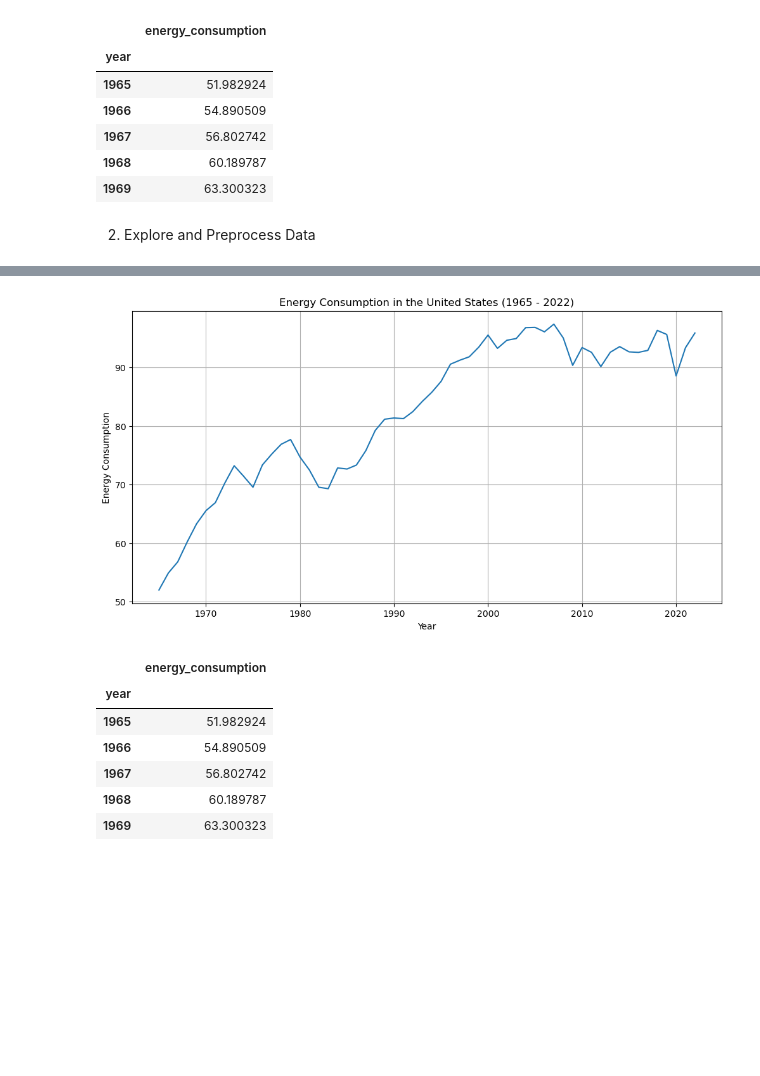
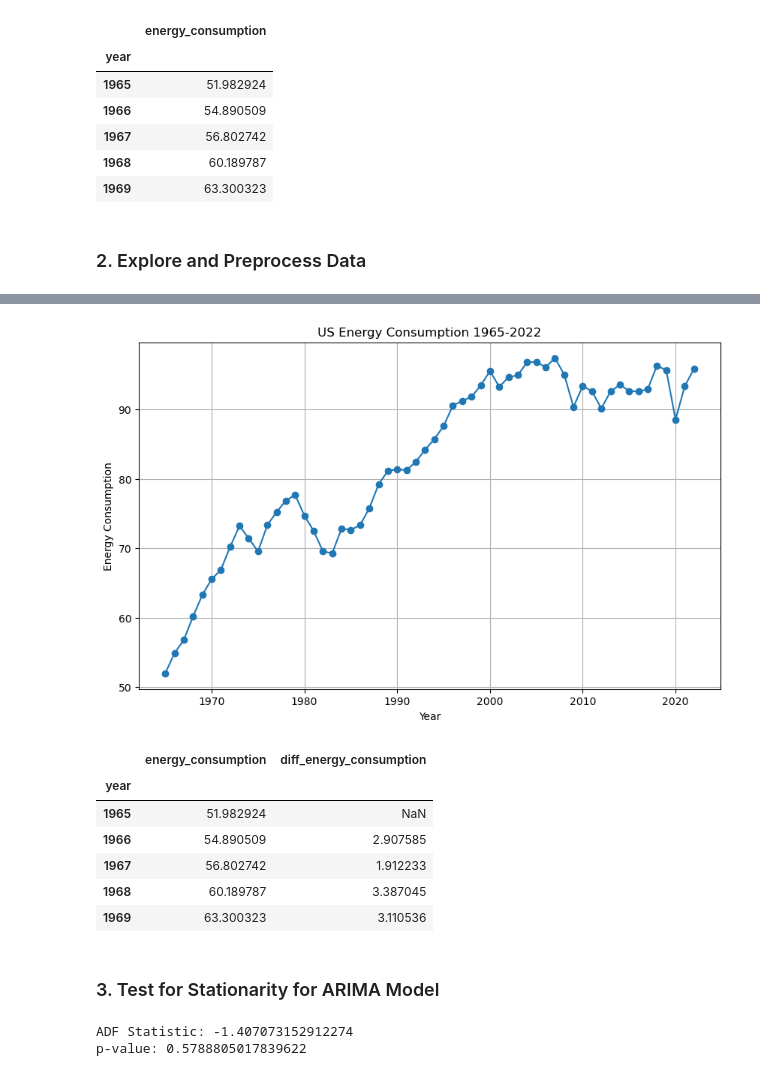
Before and after one commit to Yaq0ub/WorldEnergyData-Analysis, a Jupyter notebook: primaryEnergyConsumption.ipynb, the cells around one changed output, grey strips where cells are left out. Saved outputs shown, nothing was run; the diff lists cells and outputs as text; code cells hidden in the pictures; blank space fills up the shorter version.

Commit message:
ARIMA, Linear Regression predictions

```diff
--- a/primaryEnergyConsumption.ipynb
+++ b/primaryEnergyConsumption.ipynb
@@ -293,16 +293,16 @@ fig.show()
 # %%
 # Filter the data for the United States
-us_data = df_melted[df_melted['Country'] == 'United States']
+us_energy_data = df_melted[df_melted['Country'] == 'United States']
 
 # Reset the index
-us_data.reset_index(drop=True, inplace=True)
+us_energy_data.reset_index(drop=True, inplace=True)
 
 # Delete the country column
-us_data.drop('Country', axis=1, inplace=True)
+us_energy_data.drop('Country', axis=1, inplace=True)
 
 # Set year as index
-us_data.set_index('year', inplace=True)
-us_data.head()
+us_energy_data.set_index('year', inplace=True)
+us_energy_data.head()
 # %% [output]
 |  | energy_consumption |
 | year |  |
@@ -312,19 +312,20 @@ us_data.head()
 | 1968 | 60.189787 |
 | 1969 | 63.300323 |
 # %% [markdown]
-2. Explore and Preprocess Data
+### 2. Explore and Preprocess Data
 # %%
 # Check for missing values
-print(us_data.isnull().sum())
+print(us_energy_data.isnull().sum())
 
-plt.figure(figsize=(12, 6))
-sns.lineplot(x='year', y='energy_consumption', data=us_data)
-plt.title('Energy Consumption in the United States (1965 - 2022)')
+# Initial data visualization using the index for the x-axis
+plt.figure(figsize=(10, 6))
+plt.plot(us_energy_data.index, us_energy_data['energy_consumption'], marker='o', linestyle='-')
+plt.title('US Energy Consumption 1965-2022')
 plt.xlabel('Year')
 plt.ylabel('Energy Consumption')
 plt.grid(True)
 plt.show()
 
-us_data.to_csv('us_data.csv')
-us_data.head()
+#us_data.to_csv('us_data.csv')
+us_energy_data.head()
 # %% [output]
@@ -332,9 +334,23 @@ energy_consumption    0
 dtype: int64
-[figure, old version]
+[figure, new version]
-|  | energy_consumption |
-| year |  |
-| 1965 | 51.982924 |
-| 1966 | 54.890509 |
-| 1967 | 56.802742 |
-| 1968 | 60.189787 |
-| 1969 | 63.300323 |
+|  | energy_consumption | diff_energy_consumption |
+| year |  |  |
+| 1965 | 51.982924 | NaN |
+| 1966 | 54.890509 | 2.907585 |
+| 1967 | 56.802742 | 1.912233 |
+| 1968 | 60.189787 | 3.387045 |
+| 1969 | 63.300323 | 3.110536 |
+# %% [markdown]
+### 3. Test for Stationarity for ARIMA Model
+# %%
+from statsmodels.tsa.arima.model import ARIMA
+from statsmodels.tsa.stattools import adfuller
+from statsmodels.graphics.tsaplots import plot_acf, plot_pacf
+
+# Perform Augmented Dickey-Fuller test for stationarity
+adf_test = adfuller(us_energy_data['energy_consumption'])
+print(f'ADF Statistic: {adf_test[0]}')
+print(f'p-value: {adf_test[1]}')
+# %% [output]
+ADF Statistic: -1.407073152912274
+p-value: 0.5788805017839622
```
Also changed, not shown: parts of 13 cells of this notebook.
